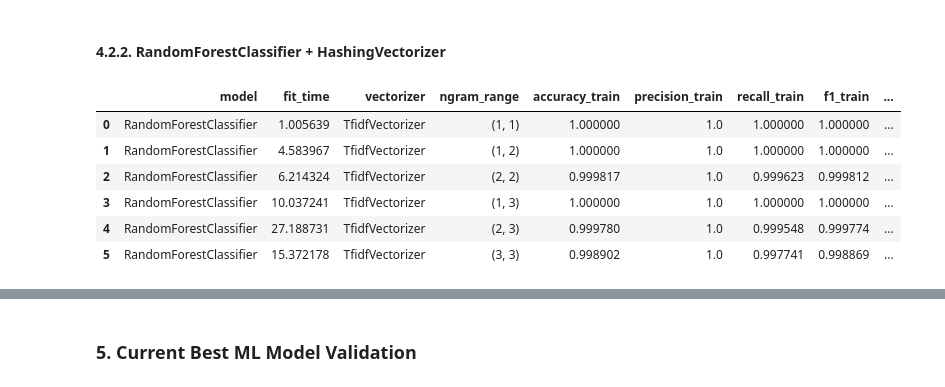
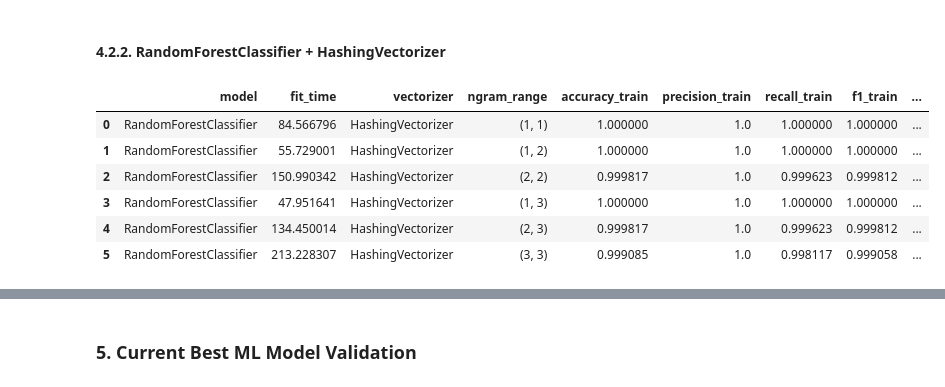
Before and after one commit to jonathansada/Fake_News_Classifier, a Jupyter notebook: fake_news_classifier.ipynb, the cells around one changed output, grey strips where cells are left out. Drawn from its saved outputs; the diff is of its cells as text; code cells hidden in the pictures.

```diff
--- a/fake_news_classifier.ipynb
+++ b/fake_news_classifier.ipynb
@@ -291,20 +293,20 @@ display(results)
 # %%
 models = [sklearn.ensemble.RandomForestClassifier(random_state=seed, n_jobs=-1)]
 ngrams = [(1,1), (1,2), (2,2), (1,3), (2,3), (3,3)]
-vectorizers = [sklearn.feature_extraction.text.TfidfVectorizer(ngram_range=ngram) for ngram in ngrams]
+vectorizers = [sklearn.feature_extraction.text.HashingVectorizer(ngram_range=ngram) for ngram in ngrams]
 
 result = compare_vectorizers(vectorizers, models, X_train, y_train, X_test, y_test, inc_params=["ngram_range"])
 
 display(result)
 results = pd.concat([results, result], ignore_index=True)
 # %% [output]
 |  | model | fit_time | vectorizer | ngram_range | accuracy_train | precision_train | recall_train | f1_train | ... |
-| 0 | RandomForestClassifier | 1.005639 | TfidfVectorizer | (1, 1) | 1.000000 | 1.0 | 1.000000 | 1.000000 | ... |
-| 1 | RandomForestClassifier | 4.583967 | TfidfVectorizer | (1, 2) | 1.000000 | 1.0 | 1.000000 | 1.000000 | ... |
-| 2 | RandomForestClassifier | 6.214324 | TfidfVectorizer | (2, 2) | 0.999817 | 1.0 | 0.999623 | 0.999812 | ... |
-| 3 | RandomForestClassifier | 10.037241 | TfidfVectorizer | (1, 3) | 1.000000 | 1.0 | 1.000000 | 1.000000 | ... |
-| 4 | RandomForestClassifier | 27.188731 | TfidfVectorizer | (2, 3) | 0.999780 | 1.0 | 0.999548 | 0.999774 | ... |
-| 5 | RandomForestClassifier | 15.372178 | TfidfVectorizer | (3, 3) | 0.998902 | 1.0 | 0.997741 | 0.998869 | ... |
+| 0 | RandomForestClassifier | 84.566796 | HashingVectorizer | (1, 1) | 1.000000 | 1.0 | 1.000000 | 1.000000 | ... |
+| 1 | RandomForestClassifier | 55.729001 | HashingVectorizer | (1, 2) | 1.000000 | 1.0 | 1.000000 | 1.000000 | ... |
+| 2 | RandomForestClassifier | 150.990342 | HashingVectorizer | (2, 2) | 0.999817 | 1.0 | 0.999623 | 0.999812 | ... |
+| 3 | RandomForestClassifier | 47.951641 | HashingVectorizer | (1, 3) | 1.000000 | 1.0 | 1.000000 | 1.000000 | ... |
+| 4 | RandomForestClassifier | 134.450014 | HashingVectorizer | (2, 3) | 0.999817 | 1.0 | 0.999623 | 0.999812 | ... |
+| 5 | RandomForestClassifier | 213.228307 | HashingVectorizer | (3, 3) | 0.999085 | 1.0 | 0.998117 | 0.999058 | ... |
 # %%
 results.to_csv("./output/n-grams_results.csv")
 display(results)
```
Also changed, not shown: parts of 11 cells of this notebook, 6 other files.
